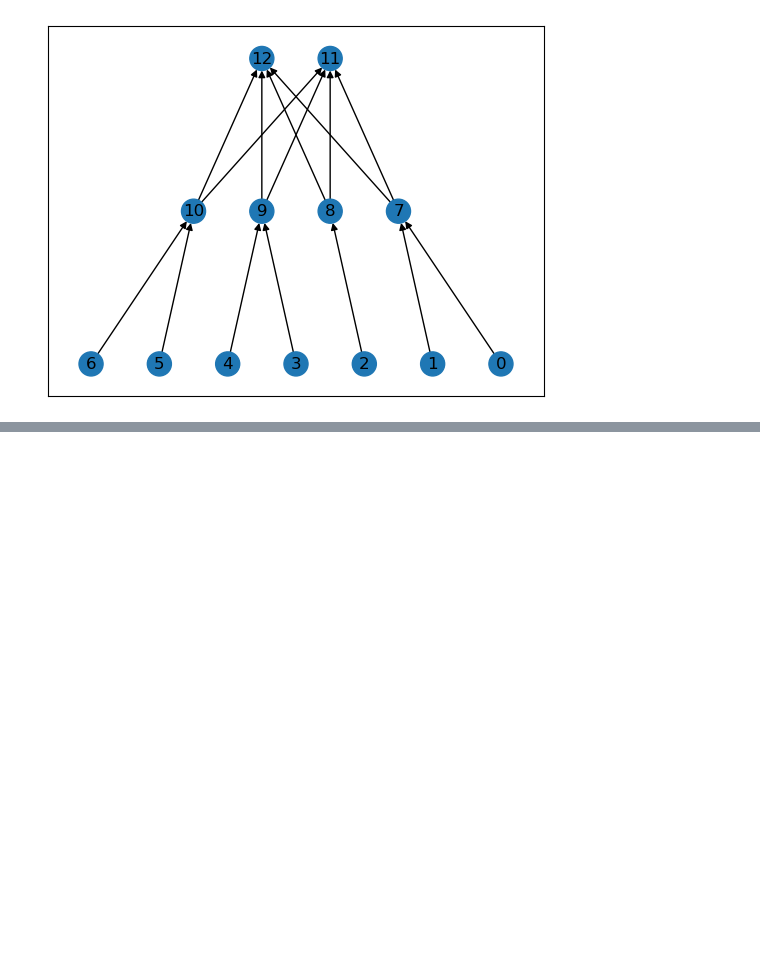
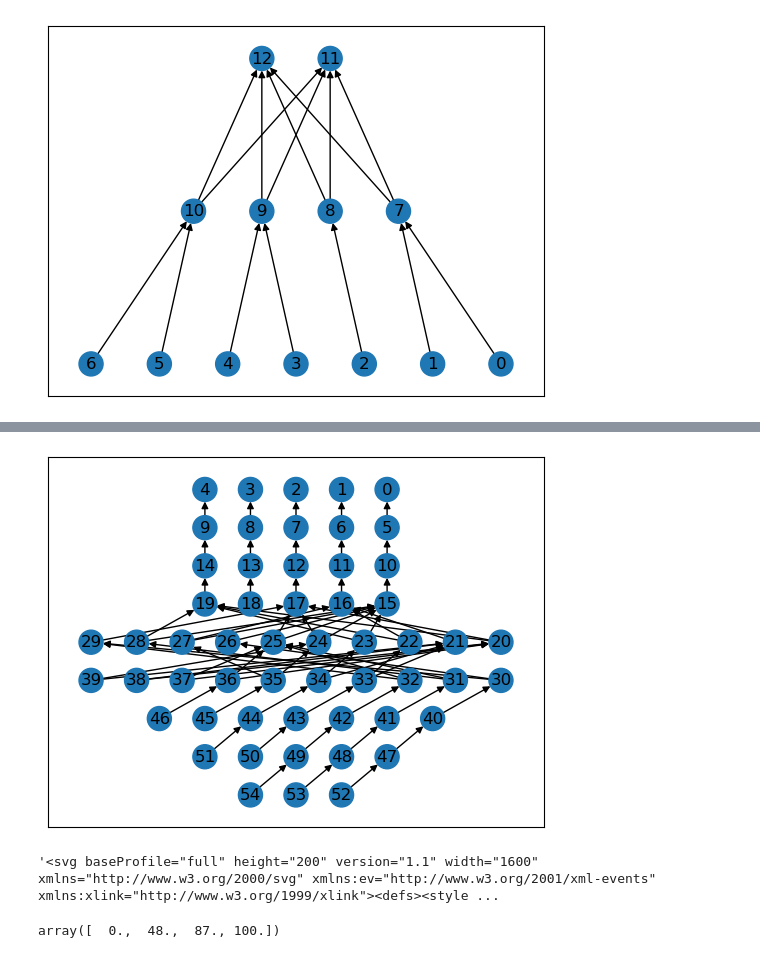
Before and after one commit to Phlup/Masterarbeit, a Jupyter notebook: code/notebooks/pedigree_functions.ipynb, the cells around one changed output, grey strips where cells are left out. Saved outputs shown, nothing was run; the diff lists cells and outputs as text; code cells hidden in the pictures; blank space fills up the shorter version.

```diff
--- a/code/notebooks/pedigree_functions.ipynb
+++ b/code/notebooks/pedigree_functions.ipynb
@@ -102,2 +129,0 @@ draw_pedigree(pedigree.tree_sequence())
-# %%
-df = pd.read_table(io.StringIO(df.to_string()))
@@ -136,0 +168,33 @@ def pedigree_init():
+# %%
+#generate pedigrees for breeding scheme
+
+#bulk selection
+def bulk_method(n = 10, selfing_genos = 2, random_mating_genos = 2, rm_size_diff = 10, selection_step = [20, 5, 1]):
+    df = pedigree_init(n)
+    for i in range(0, selfing_genos):
+        df = add_selfing(df)
+    parent_size = len(df.loc[df['time'] == df['time'].min(), "id"])
+    if (parent_size+rm_size_diff) < 0:
+        raise ValueError('Random mating size difference eliminates all individuals!')
+    df = add_random_mating(df, size_diff = rm_size_diff)
+    for i in range(0, random_mating_genos - 1):
+        #selection step or natural selection!
+        df = add_random_mating(df)
+    for i in range(0, len(selection_step)):
+    #selection steps each!
+        parent_size = len(df.loc[df['time'] == df['time'].min(), "id"])
+        if (parent_size-selection_step[i]) < 0:
+            raise ValueError('Selection_step bigger than remaining individuals!')
+        df = add_selfing(df, size_diff = -parent_size+selection_step[i])
+    return(df)
+
+
+#single seed descent
+
+#...
+# %%
+bulk_ped = bulk_method(n = 5, selfing_genos = 3, random_mating_genos = 2, rm_size_diff = 5, selection_step = [7, 5, 3])
+# %%
+draw_pedigree(df_to_ts(bulk_ped).tree_sequence())
+# %% [output]
+[figure, added]
@@ -136,0 +206,10 @@ def pedigree_init():
+# %%
+#print ancestry
+node_labels = {node.id: f"{node.individual}({node.id})" for node in ped_ts.nodes()}
+SVG(ped_ts.draw_svg(y_axis=True,  node_labels=node_labels, size=(1600,200)))
+# %% [output]
+'<svg baseProfile="full" height="200" version="1.1" width="1600" xmlns="http://www.w3.org/2000/svg" xmlns:ev="http://www.w3.org/2001/xml-events" xmlns:xlink="http://www.w3.org/1999/xlink"><defs><style ...
+# %%
+ped_ts.breakpoints(as_array = True)
+# %% [output]
+array([  0.,  48.,  87., 100.])
```
Also changed, not shown: parts of 21 cells of this notebook, 27 other files.
